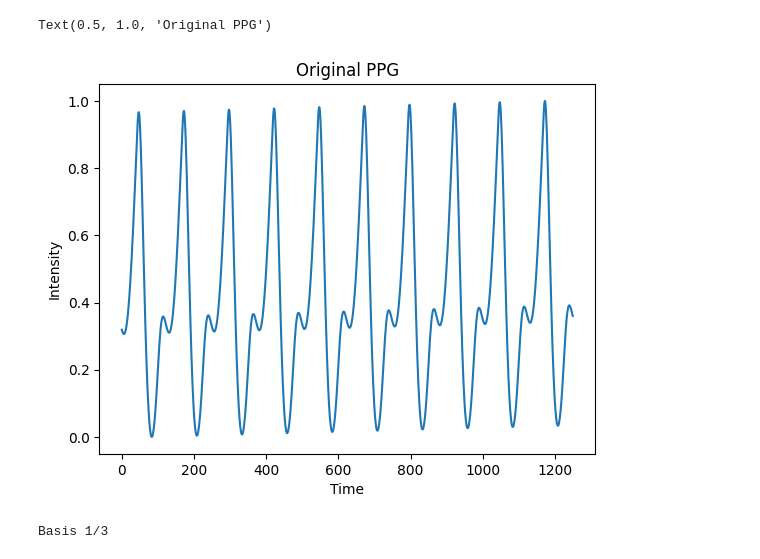
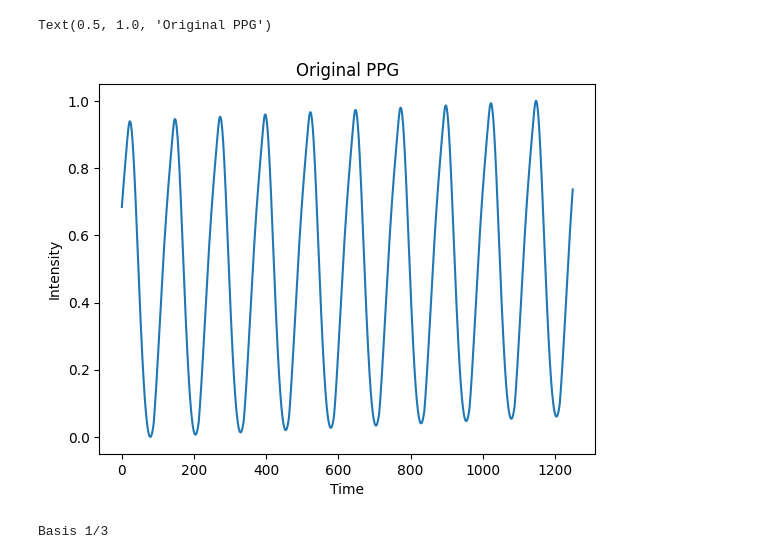
Before and after one commit to BailabUNC/ppg-basis, a Jupyter notebook: testbench.ipynb, the cells around one changed output. Saved outputs shown, nothing was run; the diff lists cells and outputs as text; code cells hidden in the pictures.

```diff
--- a/testbench.ipynb
+++ b/testbench.ipynb
@@ -11,21 +11,22 @@ Available devices:
 # %%
 # Generate signal
 ppgGen = ppgGenerator(fs=125,
                       hr=60,
                       mu=1,
                       sigma=0,
                       duration=10,
                       L=3,
-                      basis_type="gamma")
+                      basis_type="gamma",
+                      ode_solver="rk3")
 
 sig = ppgGen.generate_signal()
 plt.plot(sig)
 plt.xlabel("Time")
 plt.ylabel("Intensity")
 plt.title("Original PPG")
 # %% [output]
 Text(0.5, 1.0, 'Original PPG')
-[figure, old version]
+[figure, new version]
 # %%
 # Extract signal parameters
 ppgExt = ppgExtractor(signal=sig,
```
Also changed, not shown: parts of 3 cells of this notebook, 3 other files.
